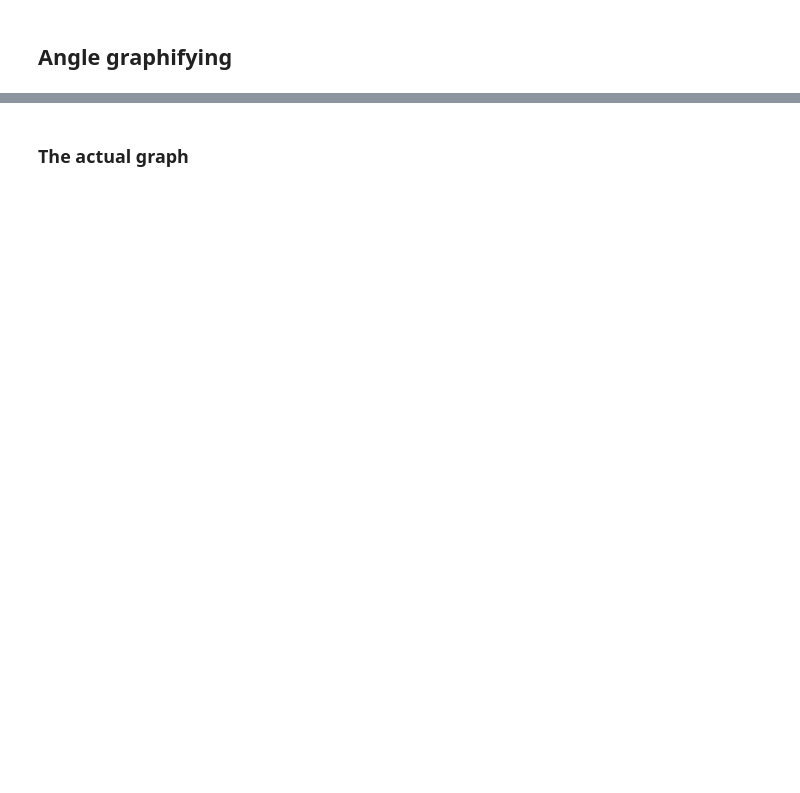
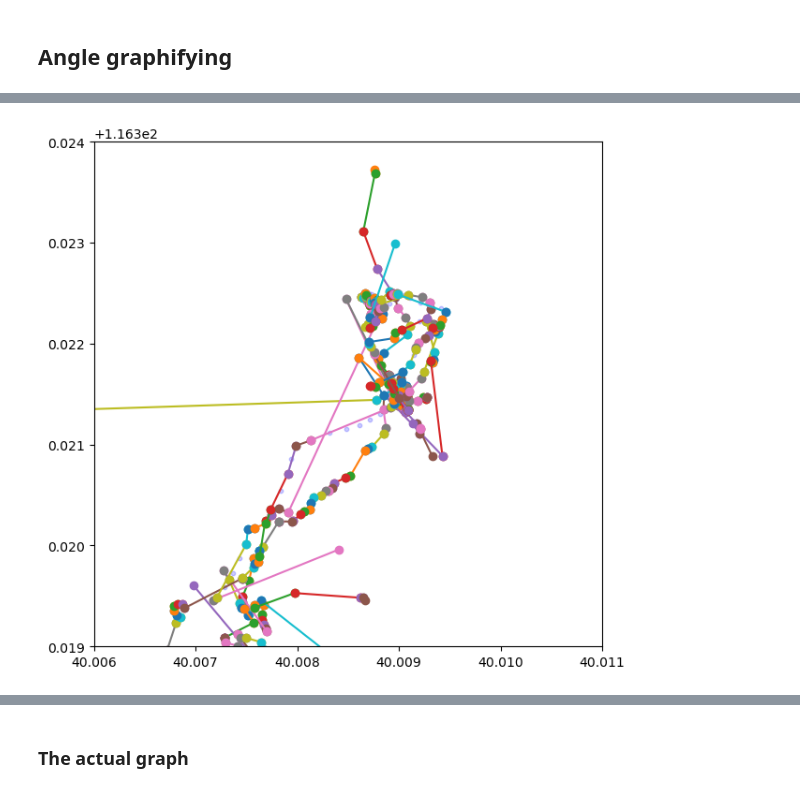
Before and after one commit to svensesen/Beijing-Topo, a Jupyter notebook: test.ipynb, the cells around one changed output, grey strips where cells are left out. Cells and saved outputs as stored; diff of their text form; code cells hidden in the pictures; blank space fills up the shorter version.

```diff
--- a/test.ipynb
+++ b/test.ipynb
@@ -58,0 +115,5 @@ dft = df[df["trajectory"] == tra]
+# %%
+graph_0.combine_graph(graph_1)
+vis(graph_0, [40.006, 40.011], [116.319, 116.324])
+# %% [output]
+[figure, added]
```
Also changed, not shown: parts of 19 cells of this notebook, 1 other file.
